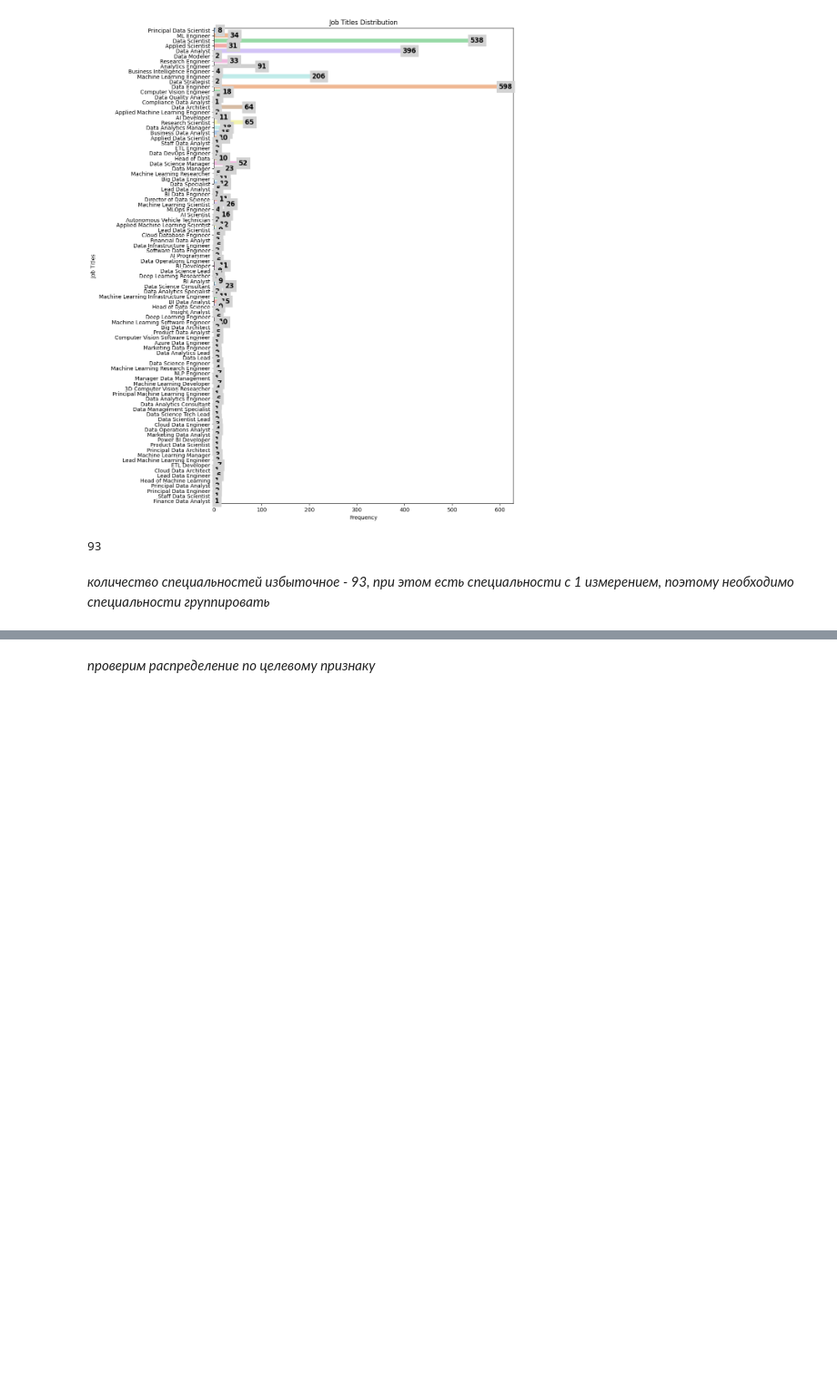
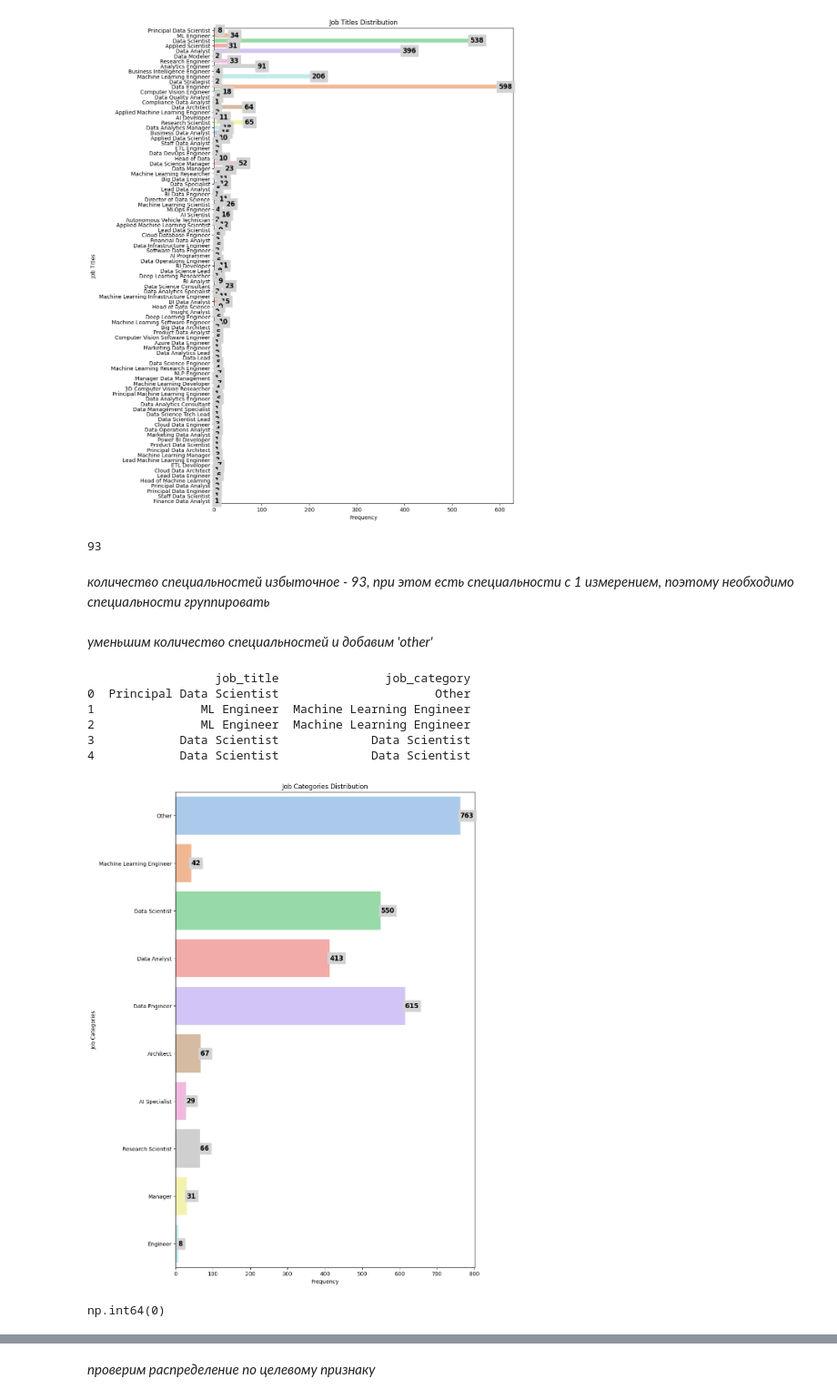
Before and after one commit to Rusttm/DSprojects, a Jupyter notebook: EDA/lesson10/seminar10_DZ.ipynb, the cells around one changed output, grey strips where cells are left out. Shown at 91% size. Cells and saved outputs as stored; diff of their text form; code cells hidden in the pictures; blank space fills up the shorter version.

```diff
--- a/EDA/lesson10/seminar10_DZ.ipynb
+++ b/EDA/lesson10/seminar10_DZ.ipynb
@@ -178,3 +178,50 @@ df['job_title'].unique().size
 93
 # %% [markdown]
 *количество специальностей избыточное - 93, при этом есть специальности с 1 измерением, поэтому необходимо специальности группировать*
+# %% [markdown]
+*уменьшим количество специальностей и добавим 'other'*
+# %%
+import pandas as pd
+
+job_categories = {
+    'Data Scientist': ['Data Scientist', 'Applied Data Scientist', 'Data Scientist Lead'],
+    'Machine Learning Engineer': ['ML Engineer', 'Machine Learning Researcher', 'Lead Machine Learning Engineer'],
+    'Data Analyst': ['Data Analyst', 'Business Data Analyst', 'Marketing Data Analyst'],
+    'Data Engineer': ['Data Engineer', 'Big Data Engineer', 'Lead Data Engineer'],
+    'Research Scientist': ['Research Scientist', 'ML Researcher', 'Deep Learning Researcher'],
+    'Manager': ['Data Analytics Manager', 'Head of Data', 'Machine Learning Manager'],
+    'Engineer': ['Software Data Engineer', 'Data DevOps Engineer', 'Cloud Database Engineer'],
+    'AI Specialist': ['AI Developer', 'AI Scientist', 'AI Programmer'],
+    'Architect': ['Data Architect', 'Big Data Architect', 'Cloud Data Architect']
+}
+
+# Создаем новый столбец `job_category`
+df['job_category'] = 'Other'  # Значение по умолчанию для тех профессий, которые не попали в список
+
+for category, titles in job_categories.items():
+    df.loc[df['job_title'].isin(titles), 'job_category'] = category
+
+print(df[['job_title', 'job_category']].head())
+# %% [output]
+                  job_title               job_category
+0  Principal Data Scientist                      Other
+1               ML Engineer  Machine Learning Engineer
+2               ML Engineer  Machine Learning Engineer
+3            Data Scientist             Data Scientist
+4            Data Scientist             Data Scientist
+# %%
+plt.figure(figsize=[10,16])
+graph = sns.countplot(data=df , y='job_category', hue='job_category', palette="pastel")
+for container in graph.containers:
+    graph.bar_label(container,labels=[f'{int(label.get_width())}' for label in container],
+                    fontsize=12, color='black', weight='bold', backgroundcolor='#d3d3d3')
+plt.title('Job Categories Distribution')
+plt.ylabel('Job Categories')
+plt.xlabel('Frequency')
+plt.show()
+# %% [output]
+[figure, added]
+# %%
+df['job_category'].isna().sum()
+# %% [output]
+np.int64(0)
```
Also changed, not shown: parts of 18 cells of this notebook.
